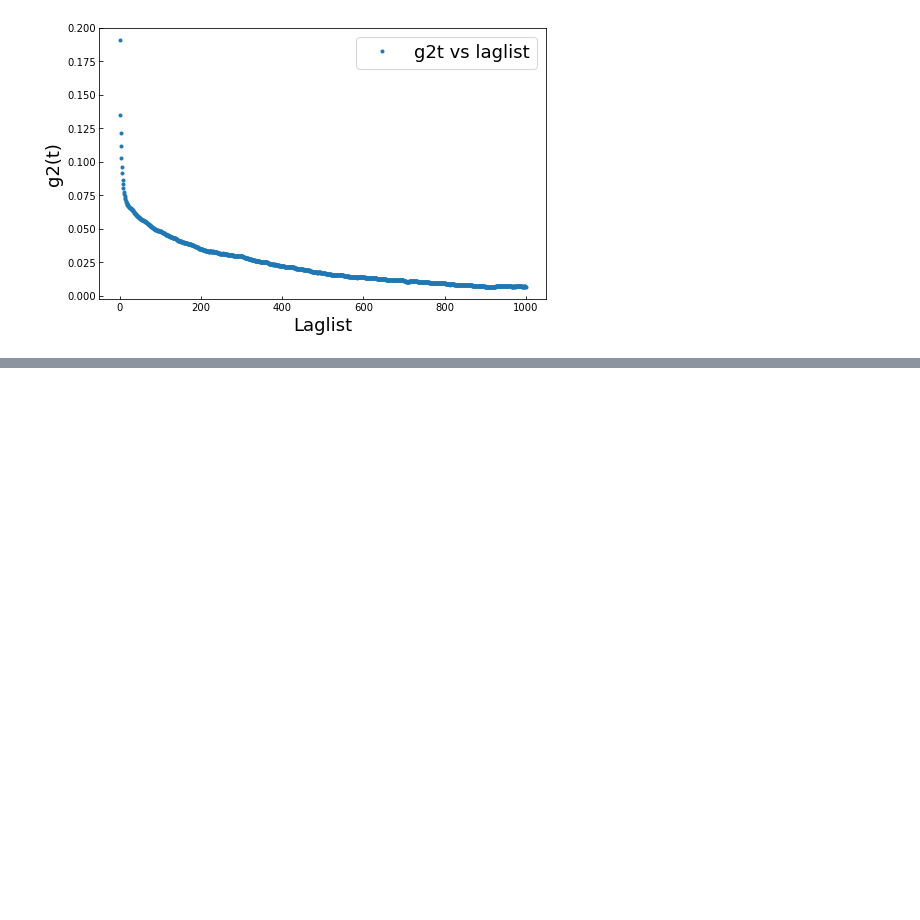
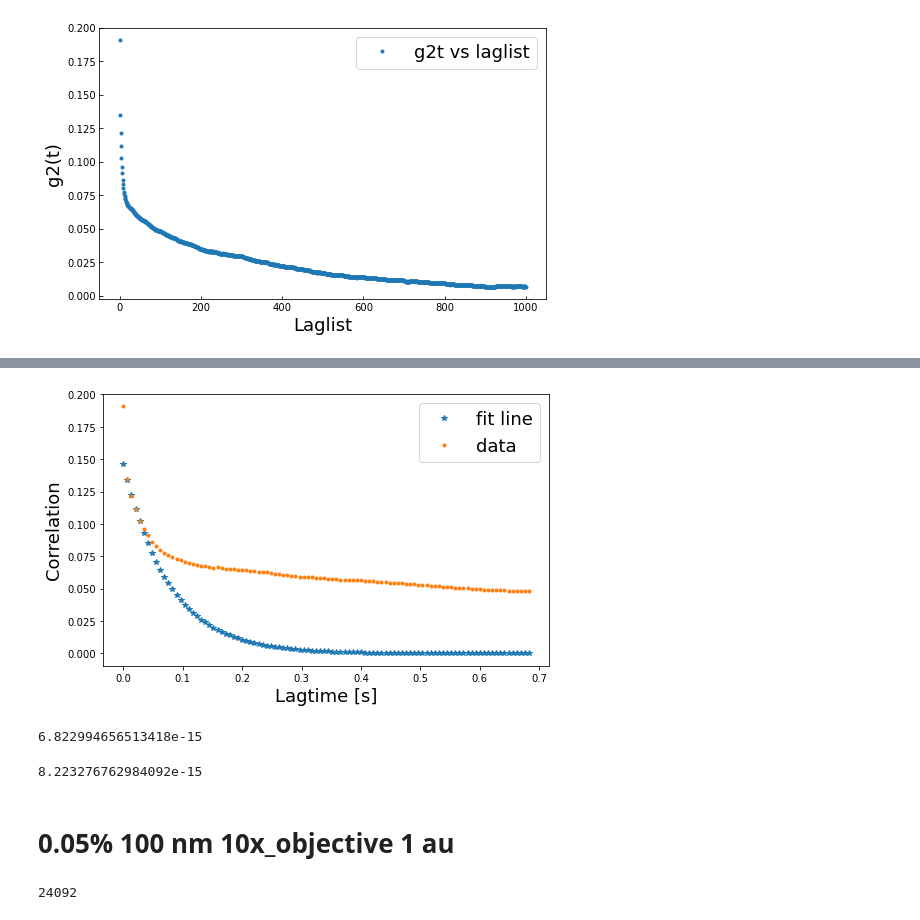
Before and after one commit to wwy-wwy-wwy/Speckle_project, a Jupyter notebook: 0712_data.ipynb, the cells around one changed output, grey strips where cells are left out. Drawn from its saved outputs; the diff is of its cells as text; code cells hidden in the pictures; blank space fills up the shorter version.

```diff
--- a/0712_data.ipynb
+++ b/0712_data.ipynb
@@ -85,0 +117,25 @@ plt.tick_params(direction='in')
+# %%
+reconstruct(lagtime_g2t[0:100],plateau,np.array(average_g2t[0:100]),a,b)
+# %% [output]
+[figure, added]
+# %%
+angle=180
+lamda=405 #nm
+k=2*math.pi/lamda
+q=2*k*math.sin(math.radians(angle/2))*10**(9)
+D=a/(-2*q**2)
+print(D)
+# %% [output]
+6.822994656513418e-15
+# %%
+#expected D
+kb=1.380649*10**(-23) # J*K^(-1)
+T=300 # K
+eta=0.5344271374009871 # Pa*S
+r=50*10**(-9) # m
+D=kb*T/(6*math.pi*eta*r) #m^2/s
+print(D) #m^2/s
+# %% [output]
+8.223276762984092e-15
+# %% [markdown]
+# 0.05% 100 nm 10x_objective 1 au
@@ -85,0 +155,4 @@ plt.tick_params(direction='in')
+# %%
+print(frame_number)
+# %% [output]
+24092
```
Also changed, not shown: parts of 67 cells of this notebook, 5 other files.
